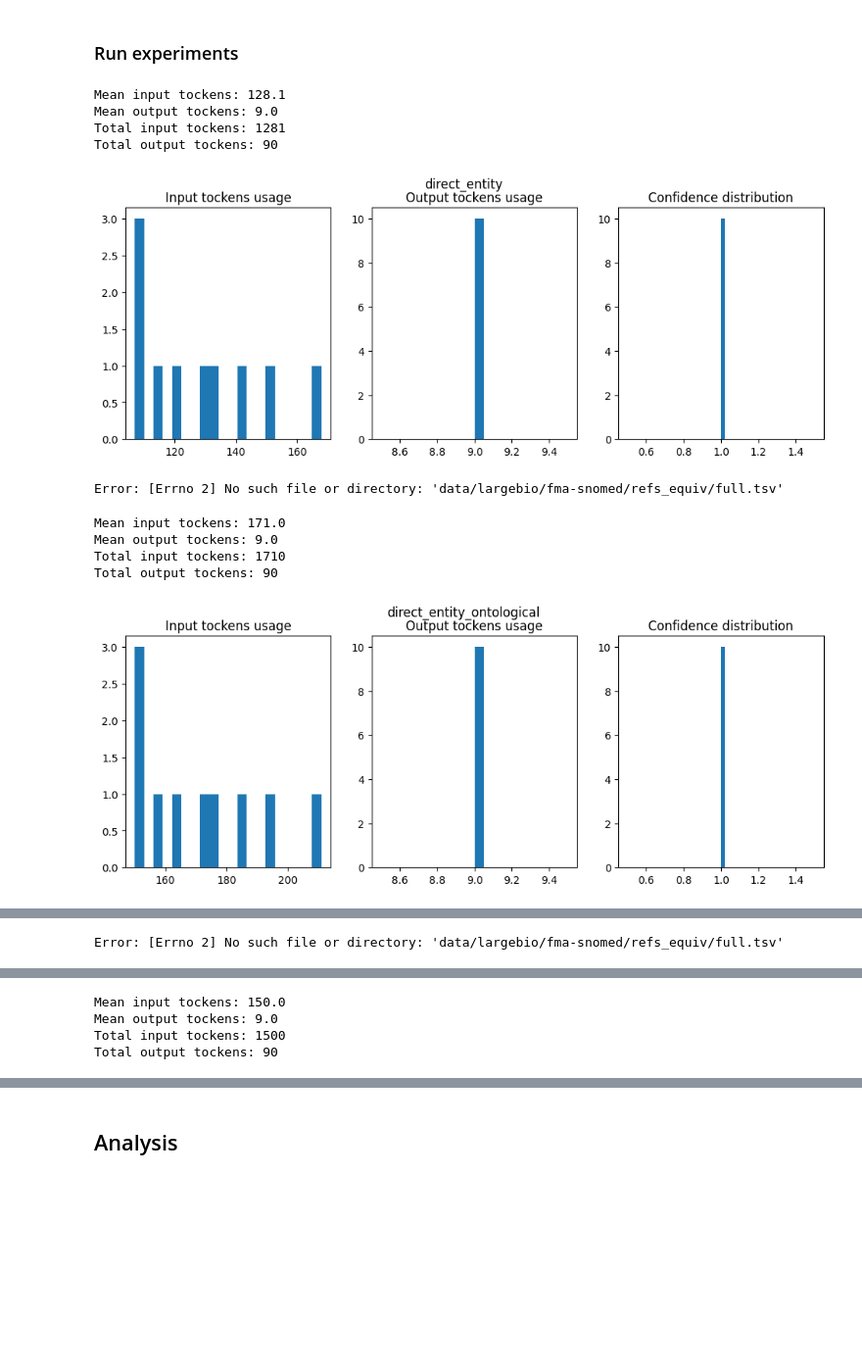
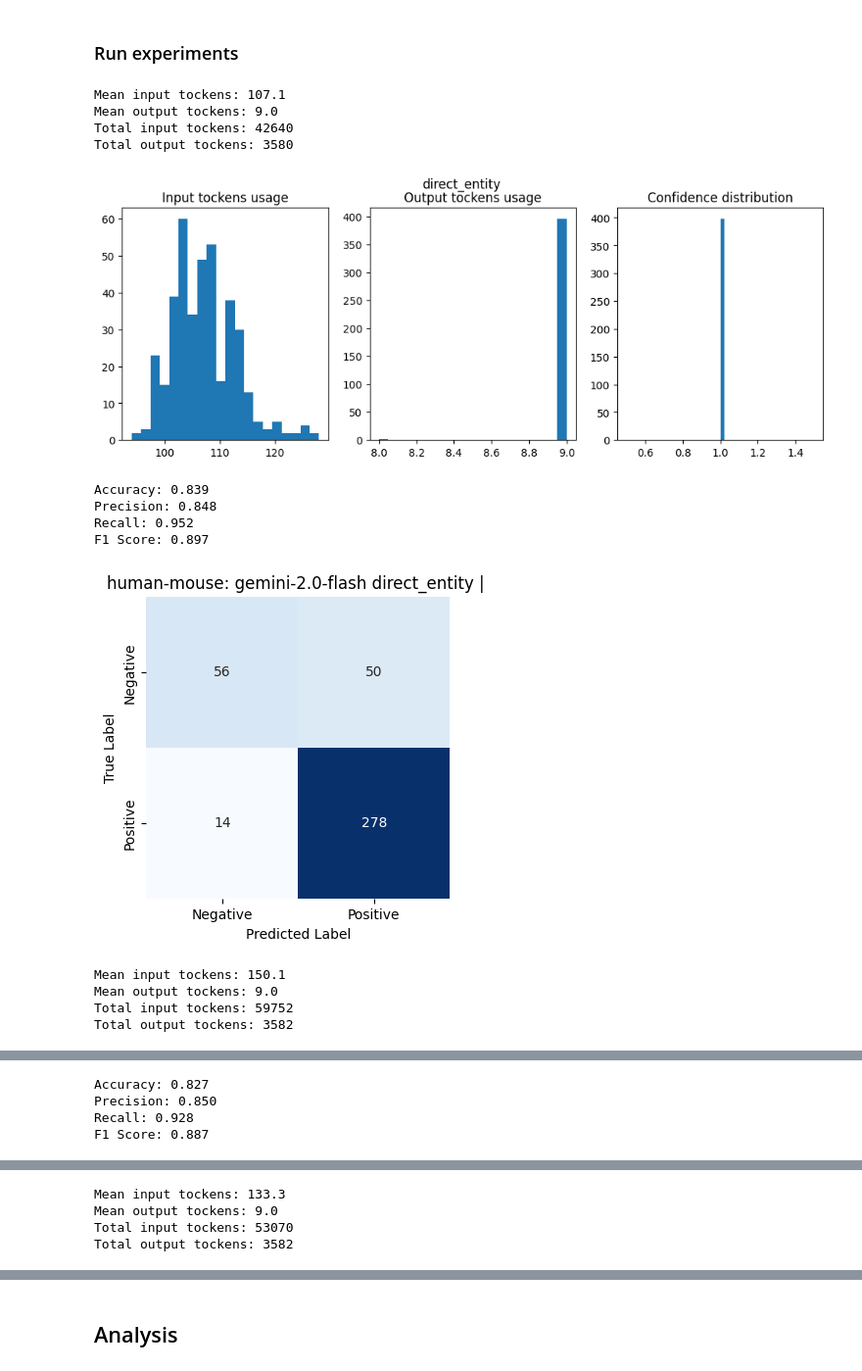
Before and after one commit to city-artificial-intelligence/logmap-llm-exp, a Jupyter notebook: notebooks/parents_experiments.ipynb, the cells around one changed output, grey strips where cells are left out. Shown at 98% size. Cells and saved outputs as stored; diff of their text form; code cells hidden in the pictures; blank space fills up the shorter version.

Commit message:
anatomy rerun with flash, results aggregation

```diff
--- a/notebooks/parents_experiments.ipynb
+++ b/notebooks/parents_experiments.ipynb
@@ -34,7 +41,6 @@ load_dotenv()
 %autoreload 2
 # %%
 llm_oracle = OpenAIServer(
-    api_key=os.environ["GEMINI_API_KEY"],
-    base_url="https://generativelanguage.googleapis.com/v1beta/openai/"
+    api_key=os.environ["GEMINI_API_KEY"], base_url="https://generativelanguage.googleapis.com/v1beta/openai/"
 )
 llm_oracle.add_system_context(BASELINE_INITIALIZATION_MESSAGE)
@@ -63,12 +49,15 @@ DATASET_NAME = "anatomy"
 SET_NAME = "human-mouse"
 SOURCE_ONTOLOGY, TARGET_ONTOLOGY = "mouse", "human"
 
-DATASET_NAME = "largebio"
-SOURCE_ONTOLOGY, TARGET_ONTOLOGY = "fma", "snomed" # "nci", "fma"
-SET_NAME = f"{SOURCE_ONTOLOGY}-{TARGET_ONTOLOGY}"
+src_onto_path = DATA_DIR / DATASET_NAME / SET_NAME / f"{SOURCE_ONTOLOGY}.owl"
+tgt_onto_path = DATA_DIR / DATASET_NAME / SET_NAME / f"{TARGET_ONTOLOGY}.owl"
 
-src_onto_path = DATA_DIR / DATASET_NAME / SET_NAME / f"oaei_{SOURCE_ONTOLOGY.upper()}_small_overlapping_{TARGET_ONTOLOGY}.owl"
-tgt_onto_path = DATA_DIR / DATASET_NAME / SET_NAME / f"oaei_{TARGET_ONTOLOGY.upper()}_small_overlapping_{SOURCE_ONTOLOGY}.owl"
+# DATASET_NAME = "largebio"
+# SOURCE_ONTOLOGY, TARGET_ONTOLOGY = "fma", "snomed" # "nci", "fma"
+# SET_NAME = f"{SOURCE_ONTOLOGY}-{TARGET_ONTOLOGY}"
+
+# src_onto_path = DATA_DIR / DATASET_NAME / SET_NAME / f"oaei_{SOURCE_ONTOLOGY.upper()}_small_overlapping_{TARGET_ONTOLOGY}.owl"
+# tgt_onto_path = DATA_DIR / DATASET_NAME / SET_NAME / f"oaei_{TARGET_ONTOLOGY.upper()}_small_overlapping_{SOURCE_ONTOLOGY}.owl"
 
 onto_src = OntologyAccess(src_onto_path, annotate_on_init=True)
 onto_tgt = OntologyAccess(tgt_onto_path, annotate_on_init=True)
@@ -395,7 +389,7 @@ EXP_NAMES_TO_PROMPT_FUNCTIONS = {
         prompt_sequential_hierarchy,
         prompt_sequential_hierarchy_ontological,
         prompt_direct_entity_with_synonyms,
-        prompt_sequential_hierarchy_with_synonyms
+        prompt_sequential_hierarchy_with_synonyms,
     ]
 }
 
@@ -432,56 +426,63 @@ Do they mean the same thing? Respond with "True" or "False".
 ==================================================
 # %% [markdown]
 ### Run experiments
-# %%
-llm_oracle = OpenAIServer(
-    api_key=os.environ["GEMINI_API_KEY"],
-    base_url="https://generativelanguage.googleapis.com/v1beta/openai/"
-)
-llm_oracle.add_system_context(BASELINE_INITIALIZATION_MESSAGE)
 # %%
-MAX_WORKERS = 25
-MODEL = "gemini-2.0-flash-lite" #"gpt-4o-mini"
+MAX_WORKERS = 50
+MODEL = "gemini-2.0-flash"  # "gpt-4o-mini"
 
 oracle_candidate_pairs_path = format_oracle_pairs_filepath(DATASET_NAME, SET_NAME)
 
-oracle_candidate_pairs = read_oracle_pairs(oracle_candidate_pairs_path)[:10]
+if MODEL.startswith("gemini"):
+    llm_oracle = OpenAIServer(
+        api_key=os.environ["GEMINI_API_KEY"], base_url="https://generativelanguage.googleapis.com/v1beta/openai/"
+    )
+else:
+    llm_oracle = OpenAIServer(api_key=os.environ["OPENAI_API_KEY"])
+llm_oracle.add_system_context(BASELINE_INITIALIZATION_MESSAGE)
+
+oracle_candidate_pairs = read_oracle_pairs(oracle_candidate_pairs_path)[:]
 
 run_path = format_run_path()
 
 for current_exp_name, prompt_function in EXP_NAMES_TO_PROMPT_FUNCTIONS.items():
     results, tokens_usage, confidences = parallel_samples_process(
         oracle_candidate_pairs, llm_oracle, onto_src, onto_tgt, MODEL, MAX_WORKERS, prompt_function
     )
     prediction_path, stats_path, diagram_path = format_storing_pathes_from_run_path(
         run_path, SET_NAME, MODEL, current_exp_name
     )
     save_run_results(results, prediction_path, columns=["Source", "Target", "Prediction", "Confidence"])
 
     plot_usage_histograms(tokens_usage, confidences, do_plot=True, do_print=True, suptitle=current_exp_name)
 
     try:
         predictions = get_predictions_with_gt(run_path, DATASET_NAME, SET_NAME, MODEL, current_exp_name)
         analyze_results(
             predictions,
             print_results=True,
             plot_confusion_matrix=True,
             subtitle=f"{SET_NAME}: {MODEL} {current_exp_name} | ",
             cm_save_path=diagram_path,
             stats_path=stats_path,
         )
     except Exception as e:
         print(f"Error: {e}")
 
     print("\n")
+
+store_run_metrics_df(EXP_NAMES_TO_PROMPT_FUNCTIONS, run_path, DATASET_NAME, SET_NAME, MODEL)
 # %% [output]
-Mean input tockens: 128.1
+Mean input tockens: 107.1
 Mean output tockens: 9.0
-Total input tockens: 1281
-Total output tockens: 90
+Total input tockens: 42640
+Total output tockens: 3580
-[figure, old version]
+[figure, new version]
-Error: [Errno 2] No such file or directory: 'data/largebio/fma-snomed/refs_equiv/full.tsv'
+Accuracy: 0.839
+Precision: 0.848
+Recall: 0.952
+F1 Score: 0.897
+[figure, new version]
-Mean input tockens: 171.0
+Mean input tockens: 150.1
 Mean output tockens: 9.0
-Total input tockens: 1710
-Total output tockens: 90
+Total input tockens: 59752
+Total output tockens: 3582
-[figure, old version]
@@ -488 +490,4 @@ Total output tockens: 90
-Error: [Errno 2] No such file or directory: 'data/largebio/fma-snomed/refs_equiv/full.tsv'
+Accuracy: 0.827
+Precision: 0.850
+Recall: 0.928
+F1 Score: 0.887
@@ -489,4 +495,4 @@ Error: [Errno 2] No such file or directory: 'data/largebio/fma-snomed/refs_equiv
-Mean input tockens: 150.0
+Mean input tockens: 133.3
 Mean output tockens: 9.0
-Total input tockens: 1500
-Total output tockens: 90
+Total input tockens: 53070
+Total output tockens: 3582
```
Also changed, not shown: parts of 11 cells of this notebook, 2 other files.
